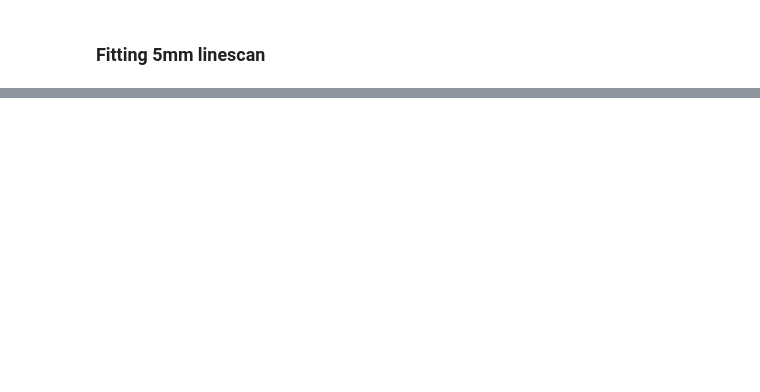
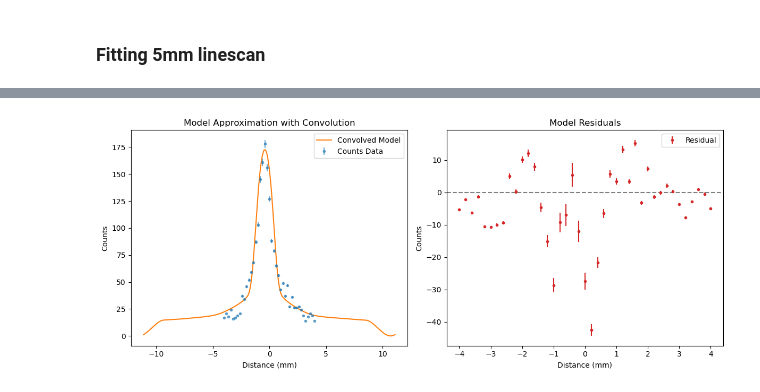
Before and after one commit to MarkZhit/PHYS409-PET, a Jupyter notebook: AlphaDetermination.ipynb, the cells around one changed output, grey strips where cells are left out. Cells and saved outputs as stored; diff of their text form; code cells hidden in the pictures; blank space fills up the shorter version.

```diff
--- a/AlphaDetermination.ipynb
+++ b/AlphaDetermination.ipynb
@@ -424,0 +428,9 @@ m.displayModelDataLinescan(convolvedX, convolvedSignal, dist_array, counts_array
+# %%
+x_scan = np.arange(-10, 10, 0.01)
+transmission = []
+Wslit = 1
+
+for x in x_scan:
+    # 3mm slit, ~5.6mm lambda (Lead 511 keV)
+    val = get_transmission_efficiency(x, slit_width_W=Wslit, attenuation_len=4, n_rays=20000)
+    transmission.append(val)
@@ -424,0 +477,8 @@ m.displayModelDataLinescan(convolvedX, convolvedSignal, dist_array, counts_array
+# %%
+dist_array, counts_array, ucounts_array = m.readLineScan("./data/Lead Linescans - Feb 4/Feb 4, 2026, 5_01 PM, Scan1, 0_0 Deg, w-1mm.dat")
+
+# print(max(convolvedSignal))
+
+m.displayModelDataLinescan(convolvedX, convolvedSignal, dist_array, counts_array, ucounts_array, "MonteCarlo Model+Residual - 1mm lead linescan.png")
+# %% [output]
+[figure, added]
```
Also changed, not shown: parts of 11 cells of this notebook, 7 other files.
